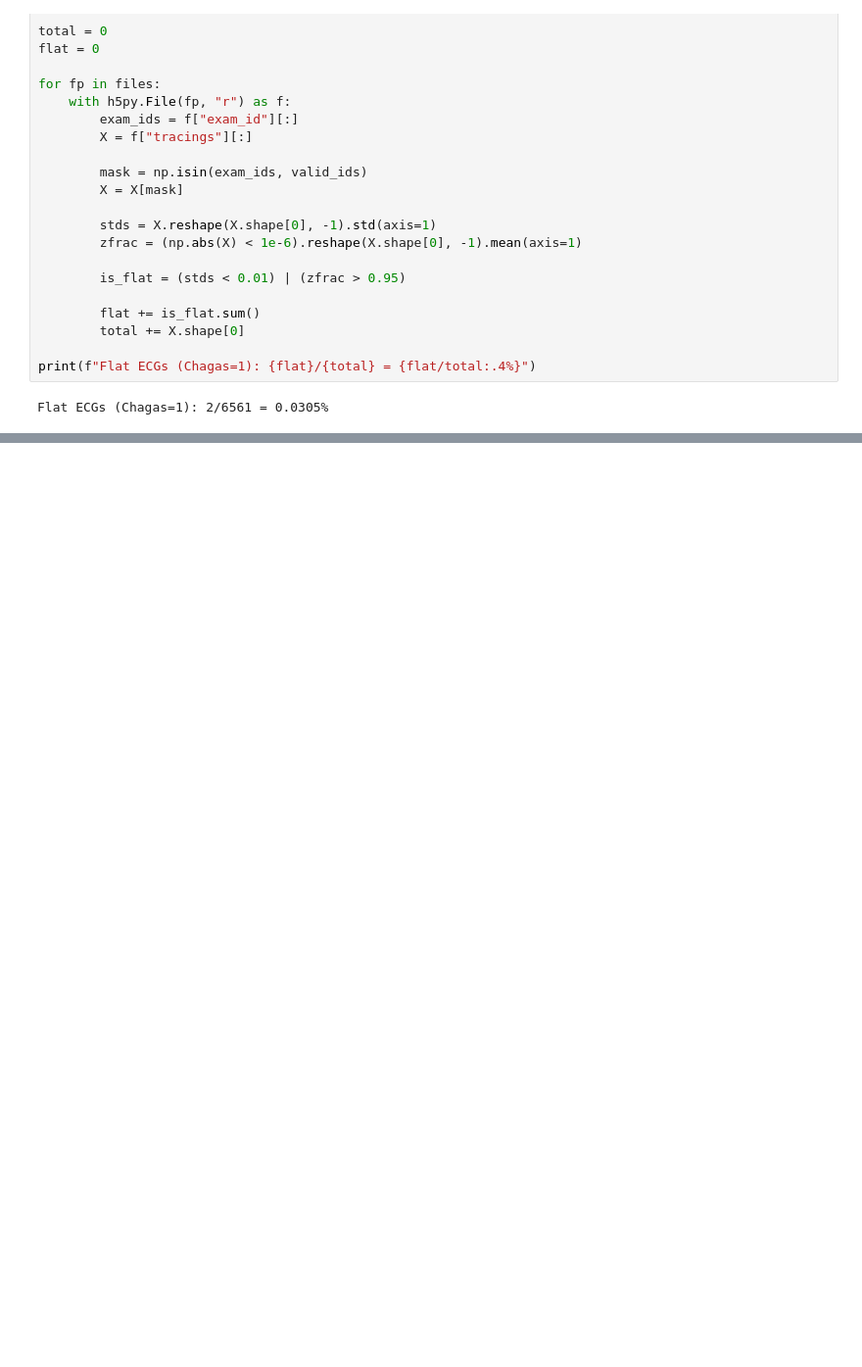
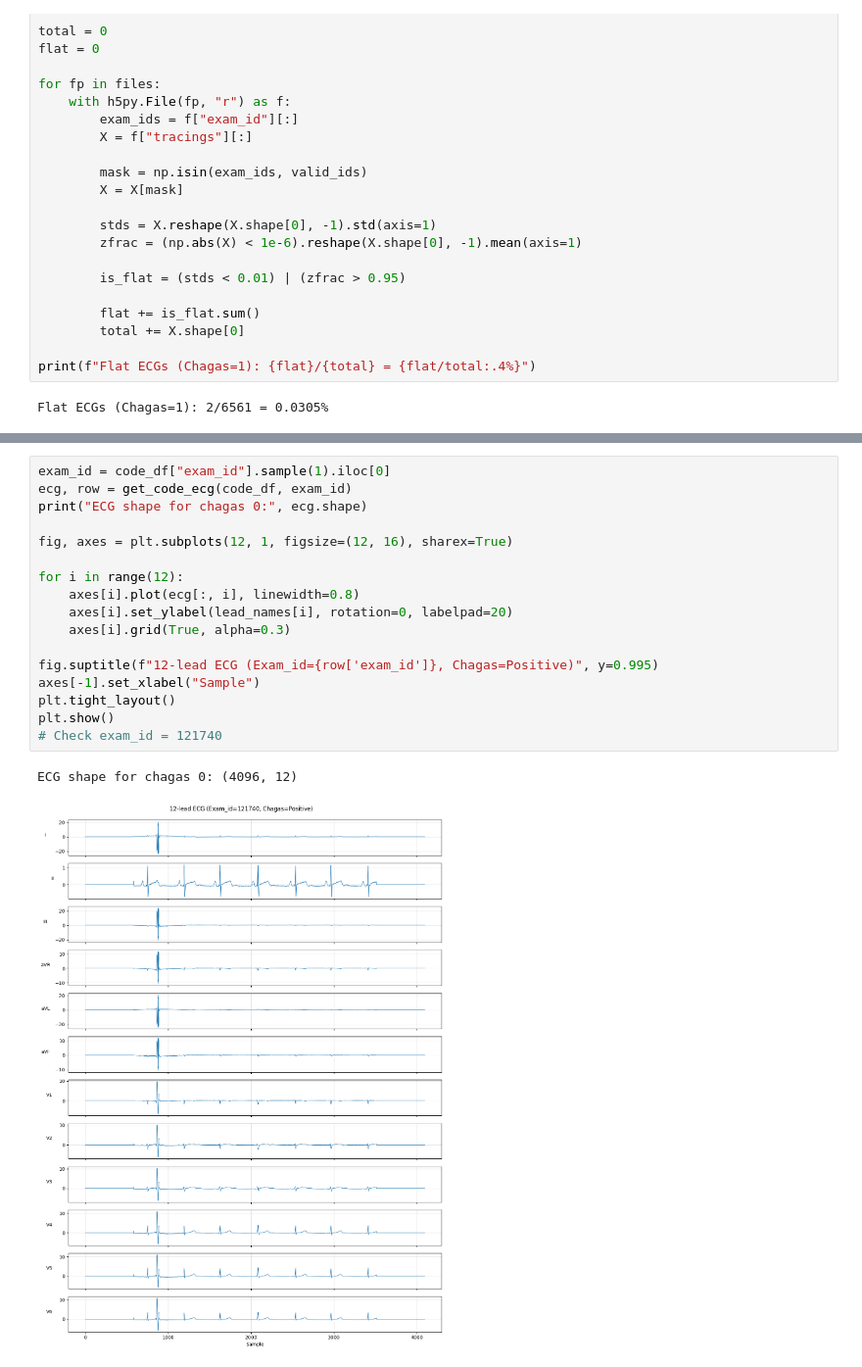
Before and after one commit to Vilnius-Kosice-joint-project-2026/detection-of-chagas-disease, a Jupyter notebook: notebooks/eda.ipynb, the cells around one changed output, grey strips where cells are left out. Shown at 98% size. Drawn from its saved outputs; the diff is of its cells as text; blank space fills up the shorter version.

```diff
--- a/notebooks/eda.ipynb
+++ b/notebooks/eda.ipynb
@@ -373,0 +411,20 @@ Flat ECGs (Chagas=1): 2/6561 = 0.0305%
+# %%
+exam_id = code_df["exam_id"].sample(1).iloc[0]
+ecg, row = get_code_ecg(code_df, exam_id)
+print("ECG shape for chagas 0:", ecg.shape)
+
+fig, axes = plt.subplots(12, 1, figsize=(12, 16), sharex=True)
+
+for i in range(12):
+    axes[i].plot(ecg[:, i], linewidth=0.8)
+    axes[i].set_ylabel(lead_names[i], rotation=0, labelpad=20)
+    axes[i].grid(True, alpha=0.3)
+
+fig.suptitle(f"12-lead ECG (Exam_id={row['exam_id']}, Chagas=Positive)", y=0.995)
+axes[-1].set_xlabel("Sample")
+plt.tight_layout()
+plt.show()
+# Check exam_id = 121740
+# %% [output]
+ECG shape for chagas 0: (4096, 12)
+[figure, added]
```
Also changed, not shown: parts of 7 cells of this notebook, 4 other files.
